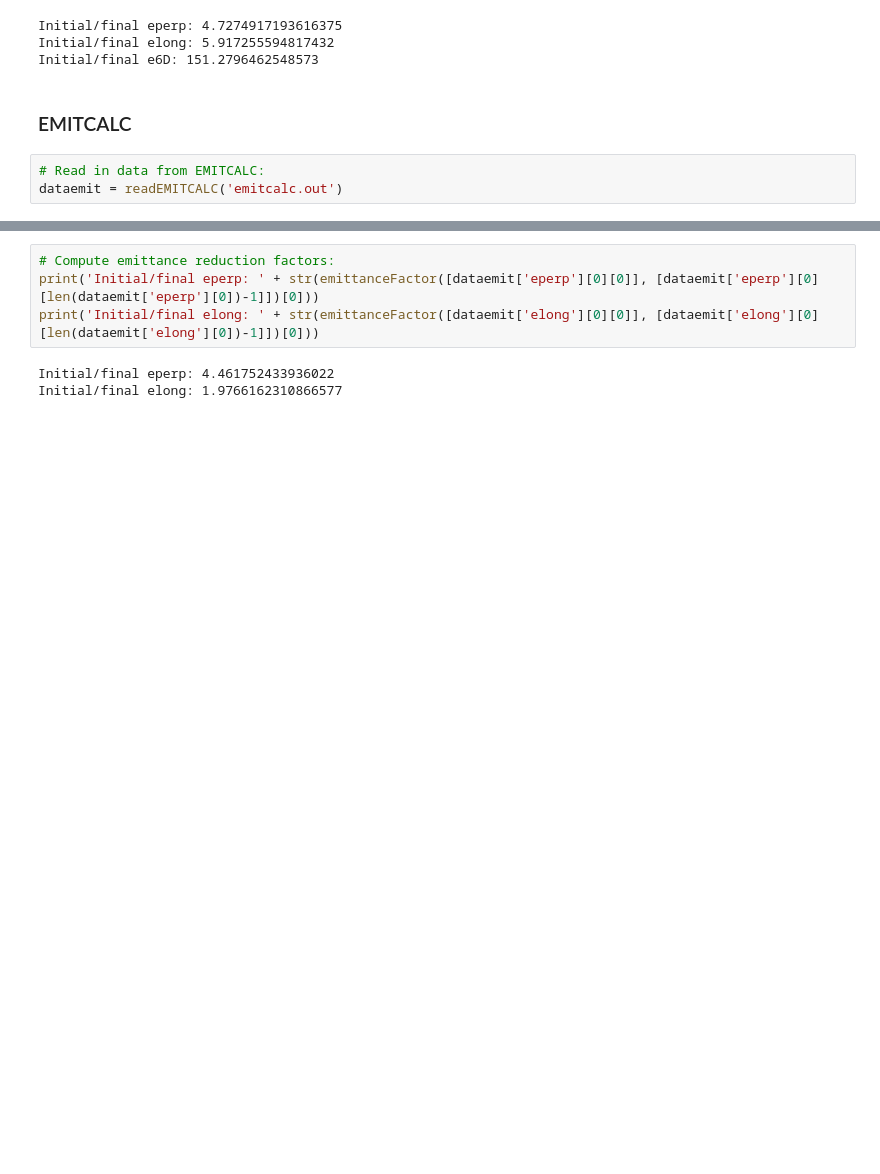
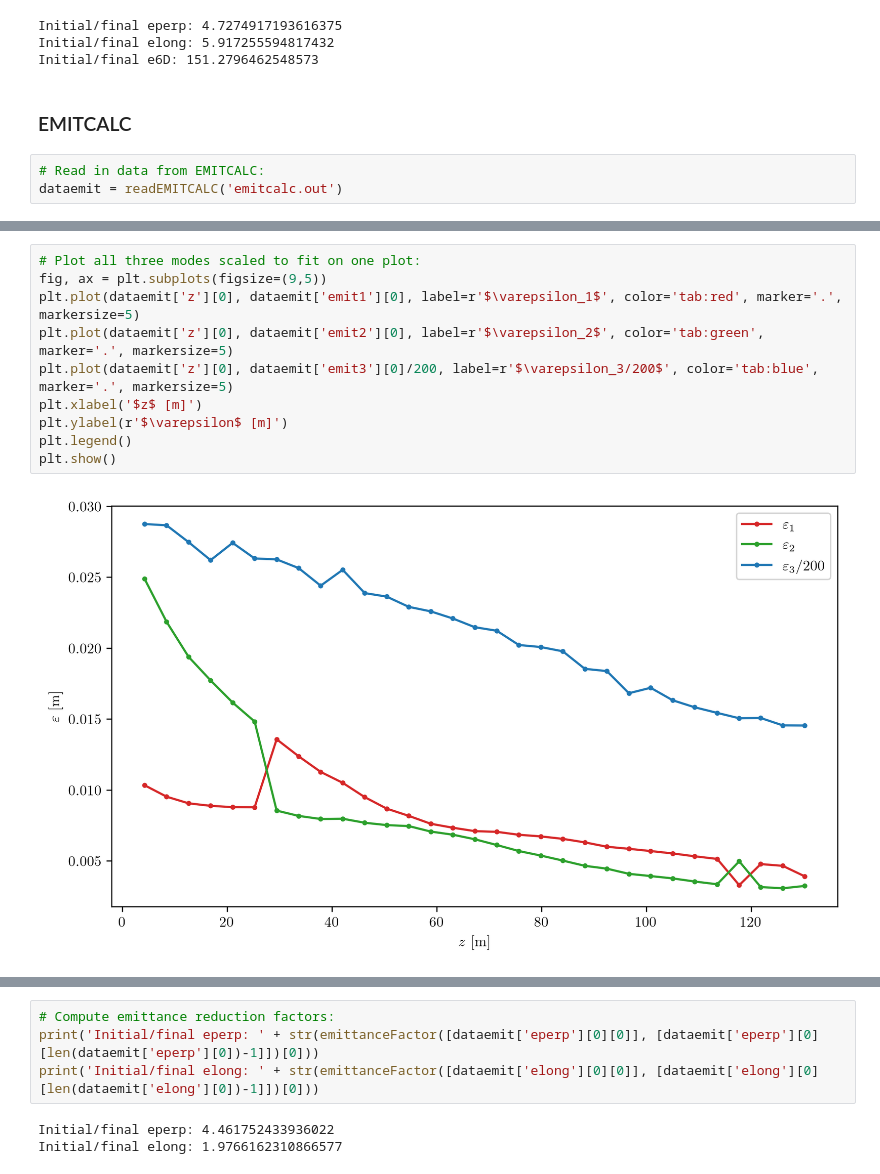
Before and after one commit to criggall/muon-cooling, a Jupyter notebook: ecalc9/plot_ecalc9.ipynb, the cells around one changed output, grey strips where cells are left out. Saved outputs shown, nothing was run; the diff lists cells and outputs as text; blank space fills up the shorter version.

```diff
--- a/ecalc9/plot_ecalc9.ipynb
+++ b/ecalc9/plot_ecalc9.ipynb
@@ -310,0 +313,12 @@ plt.show()
+# %%
+# Plot all three modes scaled to fit on one plot:
+fig, ax = plt.subplots(figsize=(9,5))
+plt.plot(dataemit['z'][0], dataemit['emit1'][0], label=r'$\varepsilon_1$', color='tab:red', marker='.', markersize=5)
+plt.plot(dataemit['z'][0], dataemit['emit2'][0], label=r'$\varepsilon_2$', color='tab:green', marker='.', markersize=5)
+plt.plot(dataemit['z'][0], dataemit['emit3'][0]/200, label=r'$\varepsilon_3/200$', color='tab:blue', marker='.', markersize=5)
+plt.xlabel('$z$ [m]')
+plt.ylabel(r'$\varepsilon$ [m]')
+plt.legend()
+plt.show()
+# %% [output]
+[figure, added]
```
Also changed, not shown: parts of 28 cells of this notebook, 1 other file.
